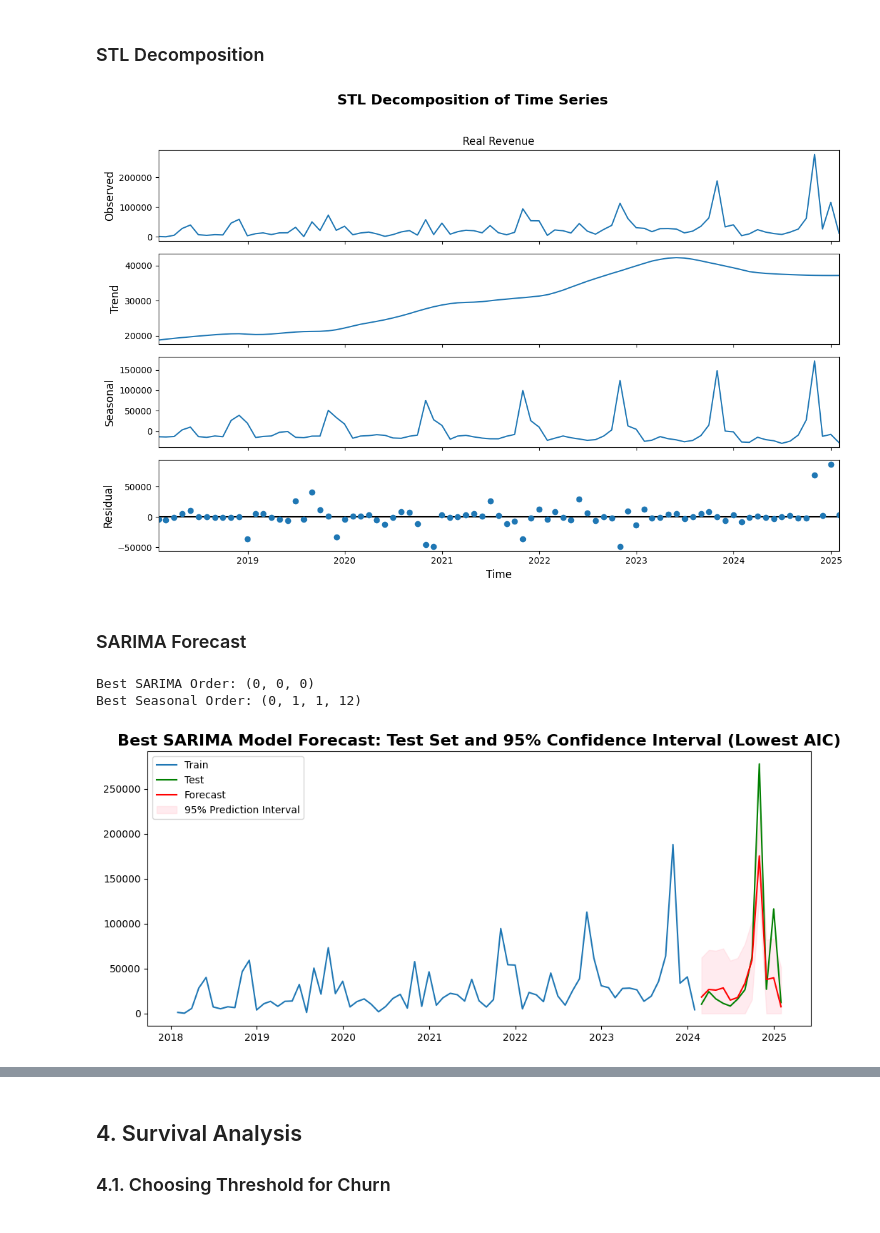
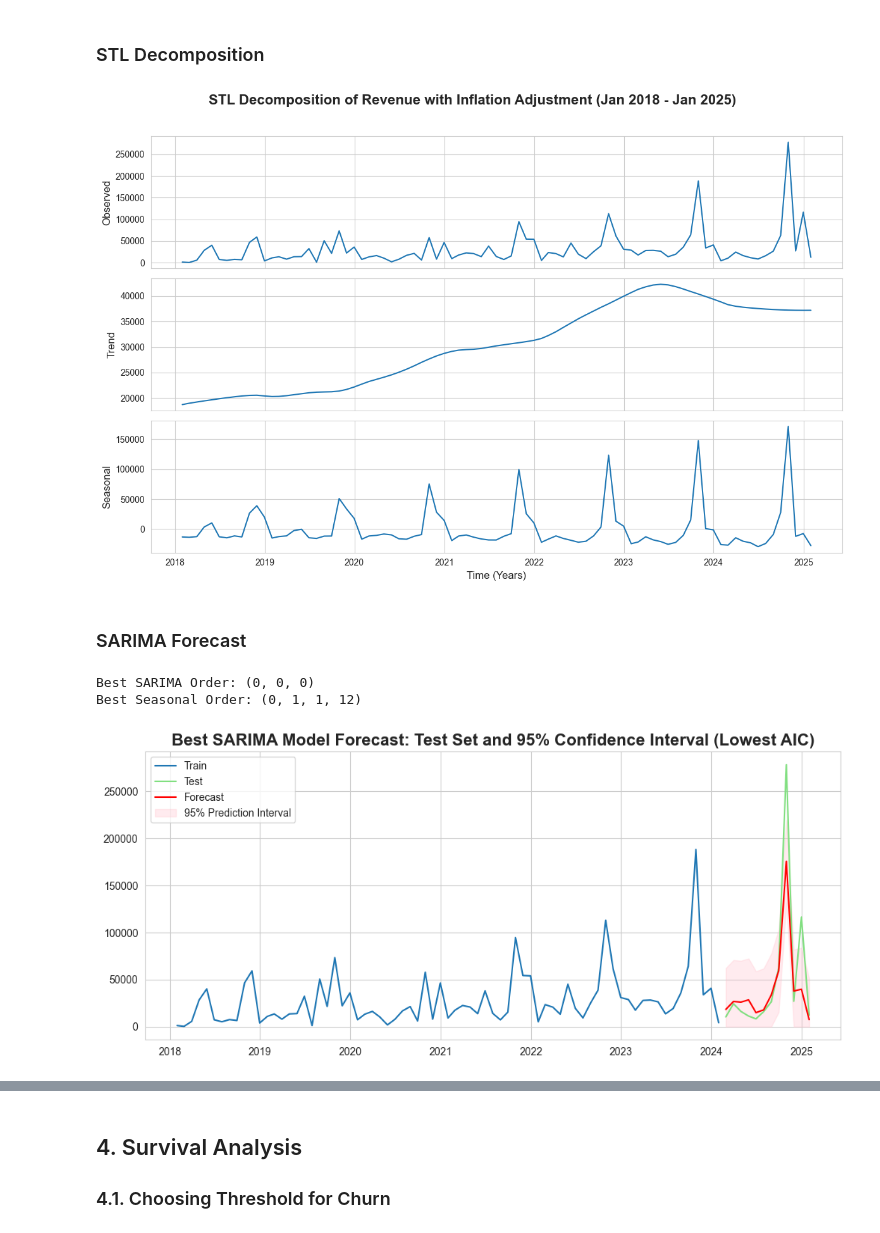
Before and after one commit to uyen-nguyen-190304/BRDC_Cow, a Jupyter notebook: Time_Series_Survival_Analysis.ipynb, the cells around one changed output, grey strips where cells are left out. Drawn from its saved outputs; the diff is of its cells as text; code cells hidden in the pictures.

Commit message:
Finalize Graph (99%)

```diff
--- a/Time_Series_Survival_Analysis.ipynb
+++ b/Time_Series_Survival_Analysis.ipynb
@@ -76,25 +76,39 @@ df_decomp = df_decomp.rename(columns={'Real_Revenue': 'Real Revenue'})
 df_decomp = df_decomp.set_index("Date")
 df_decomp = df_decomp['Real Revenue']
 # %%
-stl = STL(df_decomp, period= 12, robust = True)  # or 12, depending on pattern
+stl = STL(df_decomp, period=12, robust=True)
 result = stl.fit()
-# Plot the STL decomposition with customizations
-fig = result.plot()
-fig.set_size_inches(12, 8)  # Adjust the figure size
 
-# Add titles and labels
-fig.suptitle('STL Decomposition of Time Series', fontsize=16, weight='bold')
-fig.axes[0].set_ylabel('Observed', fontsize=12)
-fig.axes[1].set_ylabel('Trend', fontsize=12)
-fig.axes[2].set_ylabel('Seasonal', fontsize=12)
-fig.axes[3].set_ylabel('Residual', fontsize=12)
-fig.axes[3].set_xlabel('Time', fontsize=12)
+# Extract components
+observed = result.observed
+trend = result.trend
+seasonal = result.seasonal
 
-# Improve spacing
+# Plot the STL decomposition without the residual component
+fig, axes = plt.subplots(3, 1, figsize=(12, 8), sharex=True)
+
+# Plot observed
+axes[0].plot(observed, label='Observed', color='#1f77b4')
+axes[0].set_ylabel('Observed', fontsize=12)
+axes[0].legend().remove()
+
+# Plot trend
+axes[1].plot(trend, label='Trend', color='#1f77b4')
+axes[1].set_ylabel('Trend', fontsize=12)
+axes[1].legend().remove()
+
+# Plot seasonal
+axes[2].plot(seasonal, label='Seasonal', color='#1f77b4')
+axes[2].set_ylabel('Seasonal', fontsize=12)
+axes[2].set_xlabel('Time (Years)', fontsize=12)
+axes[2].legend().remove()
+
+# Add title and improve spacing
+fig.suptitle('STL Decomposition of Revenue with Inflation Adjustment (Jan 2018 - Jan 2025)', fontsize=16, weight='bold')
 plt.tight_layout(rect=[0, 0, 1, 0.96])  # Leave space for the title
 plt.show()
 # %% [output]
-[figure, old version]
+[figure, new version]
 # %% [markdown]
 ### SARIMA Forecast
 # %%
@@ -129,35 +143,35 @@ model = SARIMAX(train,
                 order=auto_model.order,
                 seasonal_order=auto_model.seasonal_order,
                 enforce_stationarity=False,
                 enforce_invertibility=False)
 
 results = model.fit(disp=0)
 
 # Forecast the test set
 forecast = results.get_forecast(steps=len(test))
 forecast_values = forecast.predicted_mean
 forecast_ci = forecast.conf_int()
 
 # Clip the confidence intervals to avoid negative values
 forecast_ci.iloc[:, 0] = forecast_ci.iloc[:, 0].clip(lower=0)
 forecast_ci.iloc[:, 1] = forecast_ci.iloc[:, 1].clip(lower=0)
 
 # Plot the results
 plt.figure(figsize=(12, 5))
 plt.plot(train.index, train, label='Train')
-plt.plot(test.index, test, label='Test', color='green')
+plt.plot(test.index, test, label='Test', color='#81df80')
 plt.plot(test.index, forecast_values, label='Forecast', color='red')
 plt.fill_between(test.index,
                  forecast_ci.iloc[:, 0],
                  forecast_ci.iloc[:, 1],
                  color='pink', alpha=0.3, label='95% Prediction Interval')
 plt.legend()
 plt.title('Best SARIMA Model Forecast: Test Set and 95% Confidence Interval (Lowest AIC)', fontsize=16, weight='bold')
 plt.show()
 # %% [output]
 Best SARIMA Order: (0, 0, 0)
 Best Seasonal Order: (0, 1, 1, 12)
-[figure, old version]
+[figure, new version]
 # %%
 # Train the best SARIMA model on the full dataset
 best_model = SARIMAX(y,  # Use the full dataset
```
Also changed, not shown: parts of 4 cells of this notebook.
